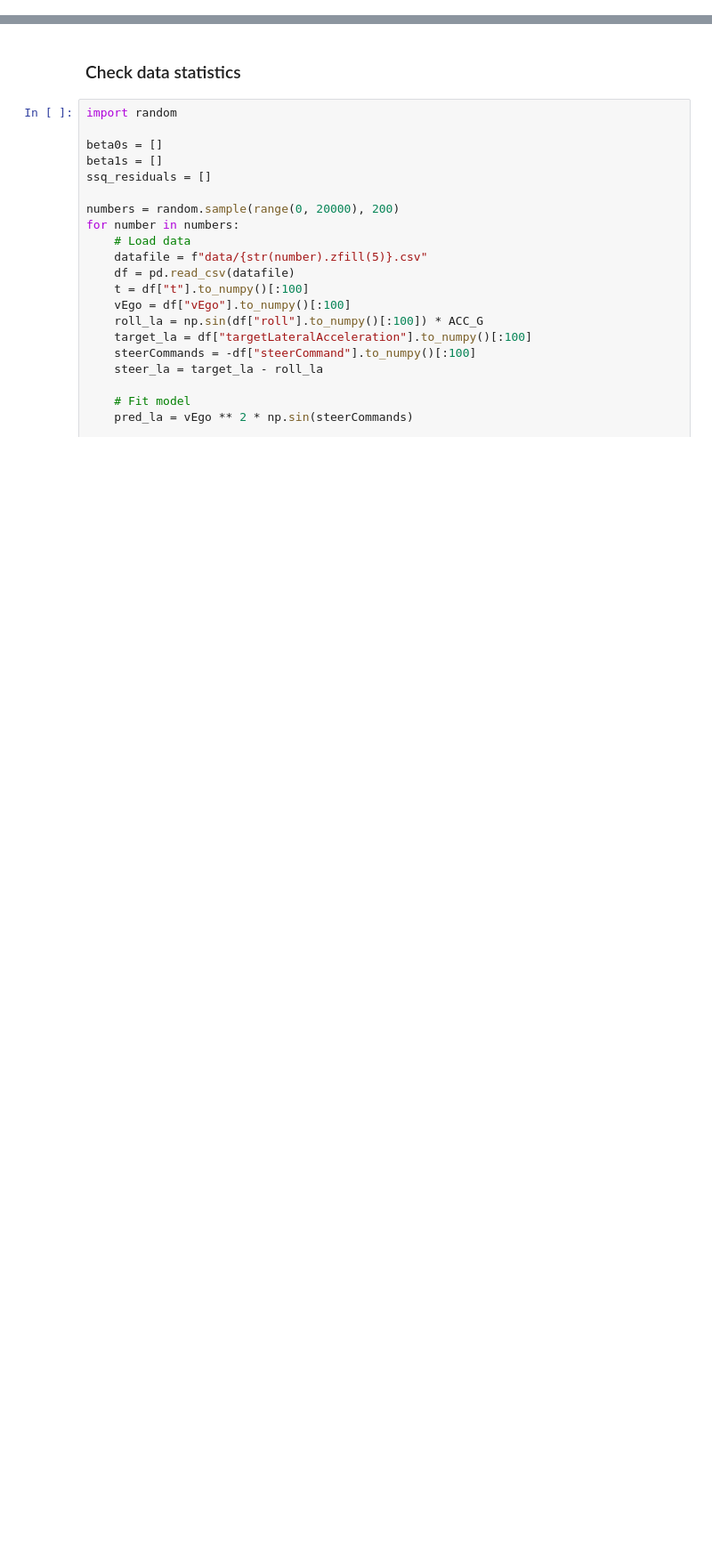
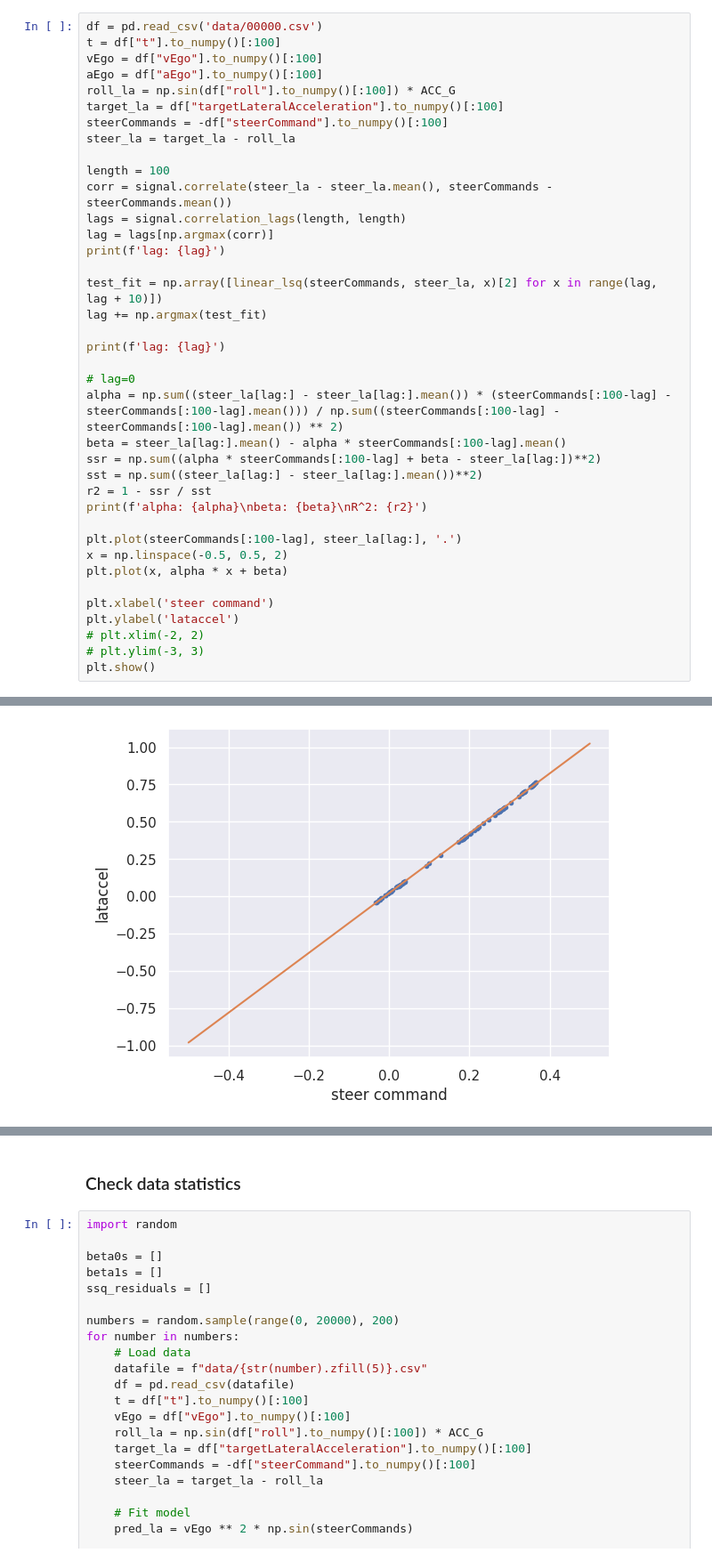
Before and after one commit to commaai/controls_challenge, a Jupyter notebook: feedfoward.ipynb, the cells around one changed output, grey strips where cells are left out. Shown at 89% size. Drawn from its saved outputs; the diff is of its cells as text; blank space fills up the shorter version.

```diff
--- a/feedfoward.ipynb
+++ b/feedfoward.ipynb
@@ -13,0 +135,39 @@ sns.set_theme()
+# %%
+df = pd.read_csv('data/00000.csv')
+t = df["t"].to_numpy()[:100]
+vEgo = df["vEgo"].to_numpy()[:100]
+aEgo = df["aEgo"].to_numpy()[:100]
+roll_la = np.sin(df["roll"].to_numpy()[:100]) * ACC_G
+target_la = df["targetLateralAcceleration"].to_numpy()[:100]
+steerCommands = -df["steerCommand"].to_numpy()[:100]
+steer_la = target_la - roll_la
+
+length = 100
+corr = signal.correlate(steer_la - steer_la.mean(), steerCommands - steerCommands.mean())
+lags = signal.correlation_lags(length, length)
+lag = lags[np.argmax(corr)]
+print(f'lag: {lag}')
+
+test_fit = np.array([linear_lsq(steerCommands, steer_la, x)[2] for x in range(lag, lag + 10)])
+lag += np.argmax(test_fit)
+
+print(f'lag: {lag}')
+
+# lag=0
+alpha = np.sum((steer_la[lag:] - steer_la[lag:].mean()) * (steerCommands[:100-lag] - steerCommands[:100-lag].mean())) / np.sum((steerCommands[:100-lag] - steerCommands[:100-lag].mean()) ** 2)
+beta = steer_la[lag:].mean() - alpha * steerCommands[:100-lag].mean()
+ssr = np.sum((alpha * steerCommands[:100-lag] + beta - steer_la[lag:])**2)
+sst = np.sum((steer_la[lag:] - steer_la[lag:].mean())**2)
+r2 = 1 - ssr / sst
+print(f'alpha: {alpha}\nbeta: {beta}\nR^2: {r2}')
+
+plt.plot(steerCommands[:100-lag], steer_la[lag:], '.')
+x = np.linspace(-0.5, 0.5, 2)
+plt.plot(x, alpha * x + beta)
+
+plt.xlabel('steer command')
+plt.ylabel('lataccel')
+# plt.xlim(-2, 2)
+# plt.ylim(-3, 3)
+plt.show()
+# %% [output]
@@ -13,0 +179 @@ sns.set_theme()
+[figure, added]
```
Also changed, not shown: parts of 21 cells of this notebook, 7 other files.
